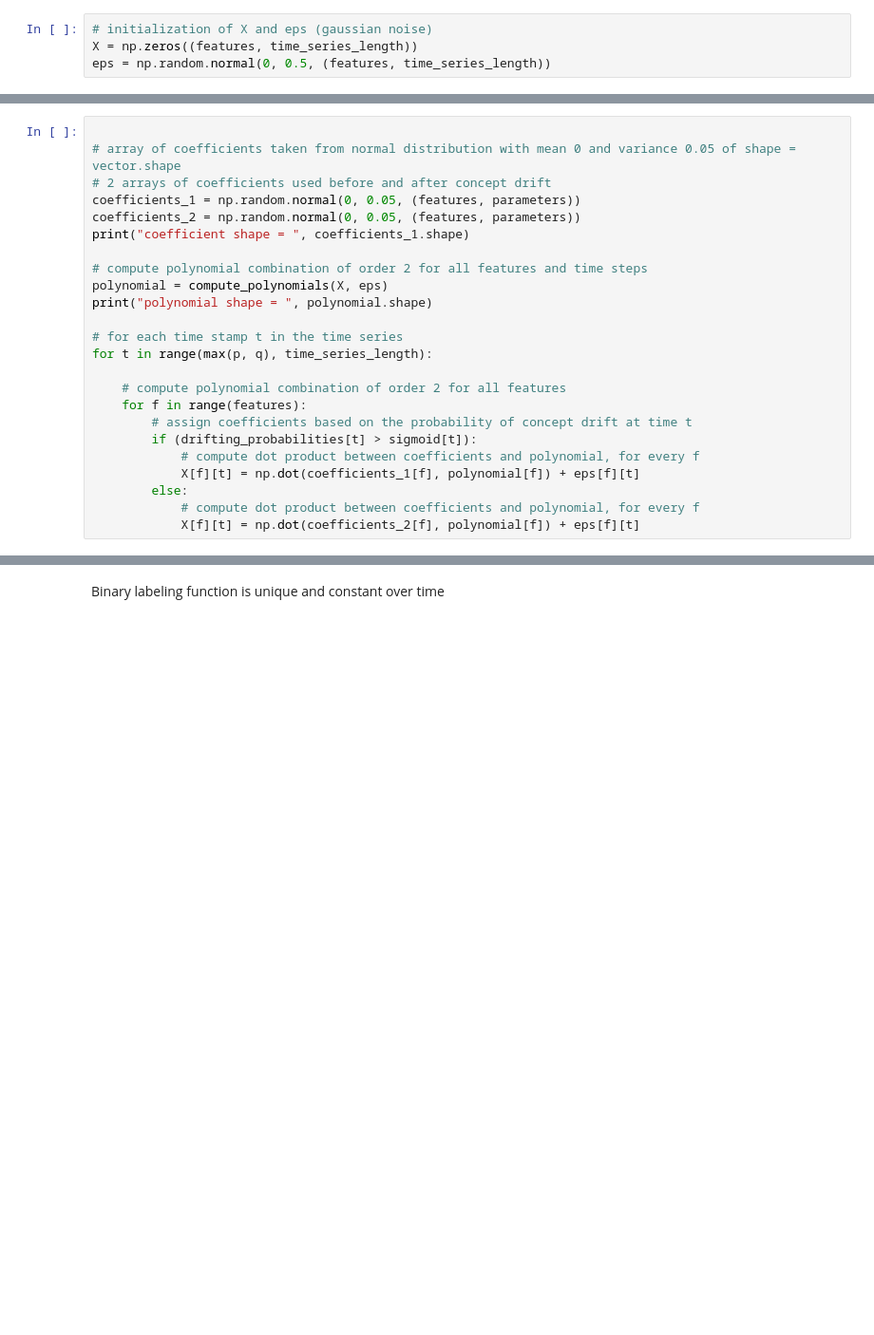
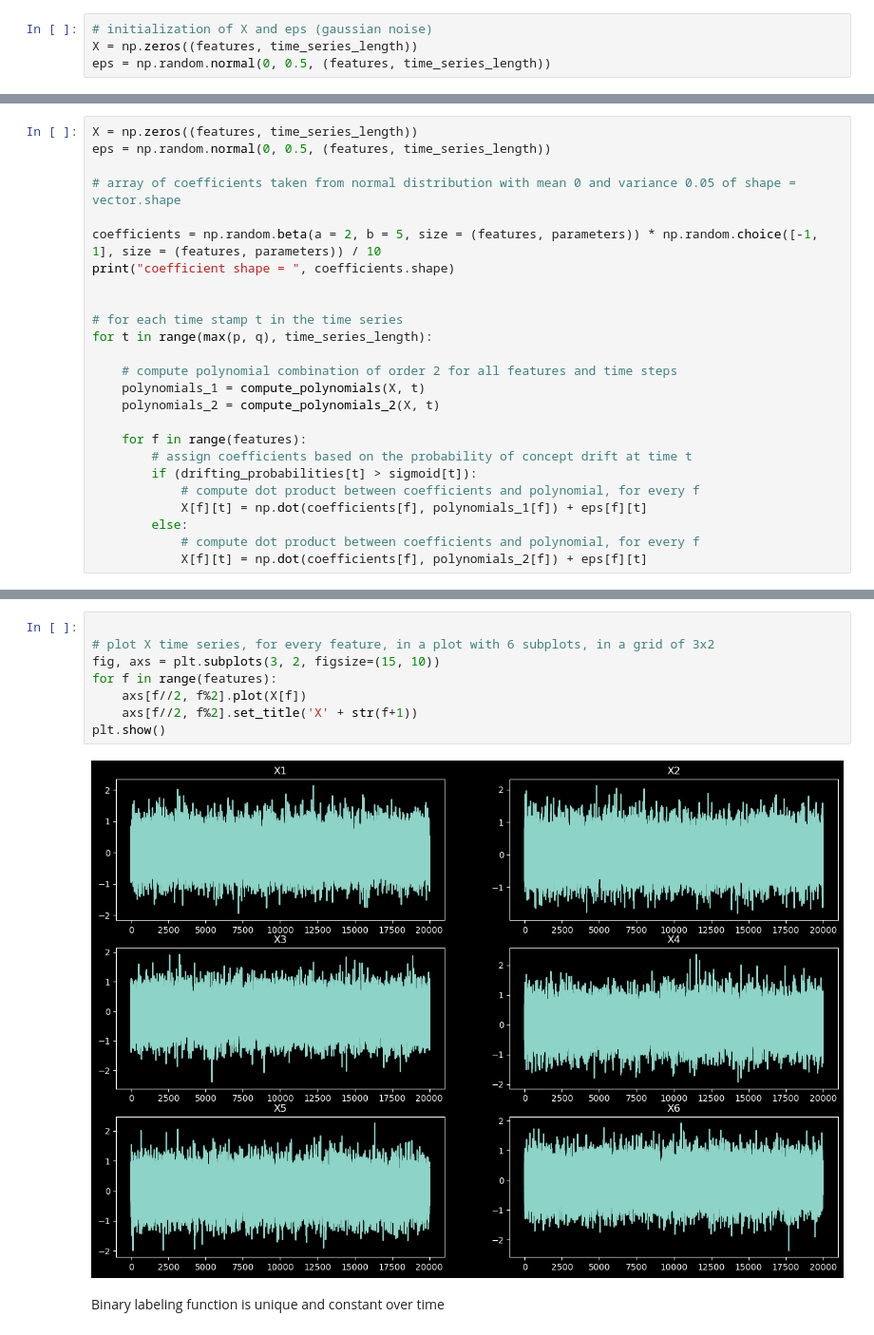
Before and after one commit to SimonGiampy/NARMA-SML, a Jupyter notebook: NARMA_Data_Generator.ipynb, the cells around one changed output, grey strips where cells are left out. Shown at 95% size. Drawn from its saved outputs; the diff is of its cells as text; blank space fills up the shorter version.

```diff
--- a/NARMA_Data_Generator.ipynb
+++ b/NARMA_Data_Generator.ipynb
@@ -374,25 +482,26 @@ eps = np.random.normal(0, 0.5, (features, time_series_length))
 # %%
+X = np.zeros((features, time_series_length))
+eps = np.random.normal(0, 0.5, (features, time_series_length))
 
 # array of coefficients taken from normal distribution with mean 0 and variance 0.05 of shape = vector.shape
-# 2 arrays of coefficients used before and after concept drift
-coefficients_1 = np.random.normal(0, 0.05, (features, parameters))
-coefficients_2 = np.random.normal(0, 0.05, (features, parameters))
-print("coefficient shape = ", coefficients_1.shape)
 
-# compute polynomial combination of order 2 for all features and time steps
-polynomial = compute_polynomials(X, eps)
-print("polynomial shape = ", polynomial.shape)
+coefficients = np.random.beta(a = 2, b = 5, size = (features, parameters)) * np.random.choice([-1, 1], size = (features, parameters)) / 10
+print("coefficient shape = ", coefficients.shape)
+
 
 # for each time stamp t in the time series
 for t in range(max(p, q), time_series_length):
 
-    # compute polynomial combination of order 2 for all features
+    # compute polynomial combination of order 2 for all features and time steps
+    polynomials_1 = compute_polynomials(X, t)
+    polynomials_2 = compute_polynomials_2(X, t)
+
     for f in range(features):
         # assign coefficients based on the probability of concept drift at time t
         if (drifting_probabilities[t] > sigmoid[t]):
             # compute dot product between coefficients and polynomial, for every f
-            X[f][t] = np.dot(coefficients_1[f], polynomial[f]) + eps[f][t]
+            X[f][t] = np.dot(coefficients[f], polynomials_1[f]) + eps[f][t]
         else:
             # compute dot product between coefficients and polynomial, for every f
-            X[f][t] = np.dot(coefficients_2[f], polynomial[f]) + eps[f][t]
+            X[f][t] = np.dot(coefficients[f], polynomials_2[f]) + eps[f][t]
 # %% [output]
@@ -401,3 +509,13 @@ polynomial shape =  (6, 164)
+# %%
+
+# plot X time series, for every feature, in a plot with 6 subplots, in a grid of 3x2
+fig, axs = plt.subplots(3, 2, figsize=(15, 10))
+for f in range(features):
+    axs[f//2, f%2].plot(X[f])
+    axs[f//2, f%2].set_title('X' + str(f+1))
+plt.show()
+# %% [output]
+[figure, added]
 # %% [markdown]
 Binary labeling function is unique and constant over time
 # %%
```
Also changed, not shown: parts of 15 cells of this notebook, 1 other file.
